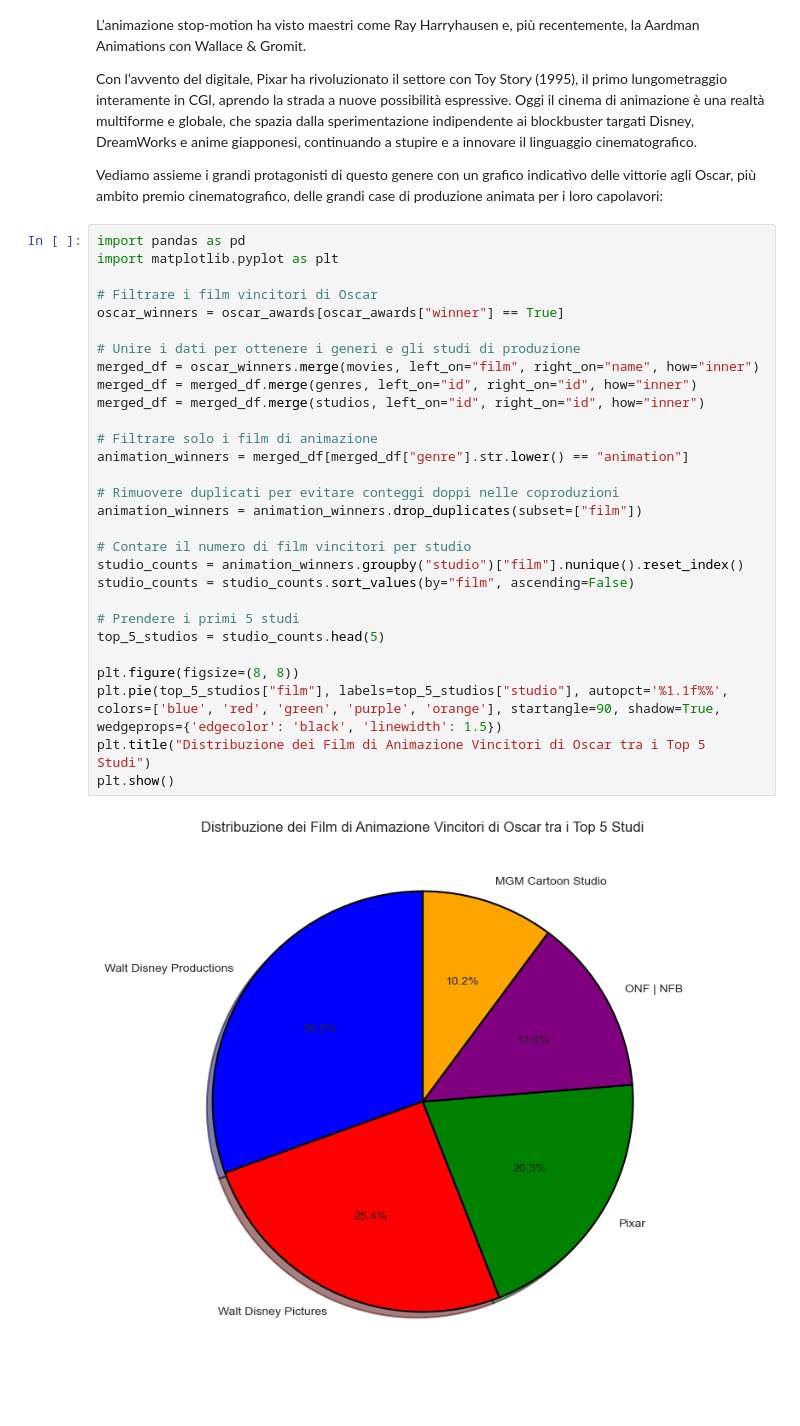
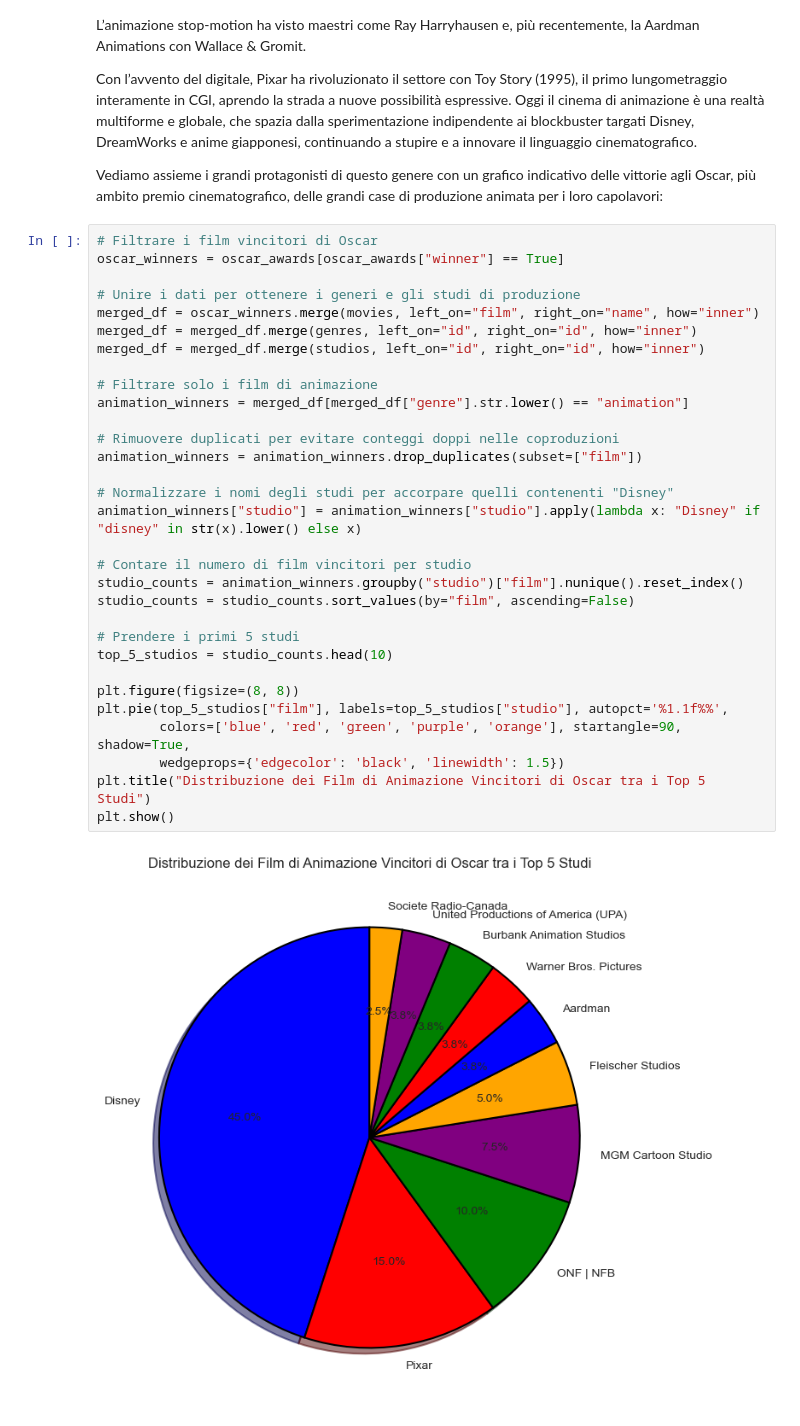
Before and after one commit to DavideGiordano77/MainDirectory, a Jupyter notebook: Solutions/cartoon.ipynb, the cells around one changed output. Saved outputs shown, nothing was run; the diff lists cells and outputs as text.

```diff
--- a/Solutions/cartoon.ipynb
+++ b/Solutions/cartoon.ipynb
@@ -38,33 +39,35 @@ Con l’avvento del digitale, Pixar ha rivoluzionato il settore con Toy Story (1
 
 Vediamo assieme i grandi protagonisti di questo genere con un grafico indicativo delle vittorie agli Oscar, più ambito premio cinematografico, delle grandi case di produzione animata per i loro capolavori:
 # %%
-import pandas as pd
-import matplotlib.pyplot as plt
-
 # Filtrare i film vincitori di Oscar
 oscar_winners = oscar_awards[oscar_awards["winner"] == True]
 
 # Unire i dati per ottenere i generi e gli studi di produzione
 merged_df = oscar_winners.merge(movies, left_on="film", right_on="name", how="inner")
 merged_df = merged_df.merge(genres, left_on="id", right_on="id", how="inner")
 merged_df = merged_df.merge(studios, left_on="id", right_on="id", how="inner")
 
 # Filtrare solo i film di animazione
 animation_winners = merged_df[merged_df["genre"].str.lower() == "animation"]
 
 # Rimuovere duplicati per evitare conteggi doppi nelle coproduzioni
 animation_winners = animation_winners.drop_duplicates(subset=["film"])
 
+# Normalizzare i nomi degli studi per accorpare quelli contenenti "Disney"
+animation_winners["studio"] = animation_winners["studio"].apply(lambda x: "Disney" if "disney" in str(x).lower() else x)
+
 # Contare il numero di film vincitori per studio
 studio_counts = animation_winners.groupby("studio")["film"].nunique().reset_index()
 studio_counts = studio_counts.sort_values(by="film", ascending=False)
 
 # Prendere i primi 5 studi
-top_5_studios = studio_counts.head(5)
+top_5_studios = studio_counts.head(10)
 
 plt.figure(figsize=(8, 8))
-plt.pie(top_5_studios["film"], labels=top_5_studios["studio"], autopct='%1.1f%%', colors=['blue', 'red', 'green', 'purple', 'orange'], startangle=90, shadow=True, wedgeprops={'edgecolor': 'black', 'linewidth': 1.5})
+plt.pie(top_5_studios["film"], labels=top_5_studios["studio"], autopct='%1.1f%%',
+        colors=['blue', 'red', 'green', 'purple', 'orange'], startangle=90, shadow=True,
+        wedgeprops={'edgecolor': 'black', 'linewidth': 1.5})
 plt.title("Distribuzione dei Film di Animazione Vincitori di Oscar tra i Top 5 Studi")
 plt.show()
 # %% [output]
-[figure, old version]
+[figure, new version]
```
Also changed, not shown: parts of 12 cells of this notebook.
